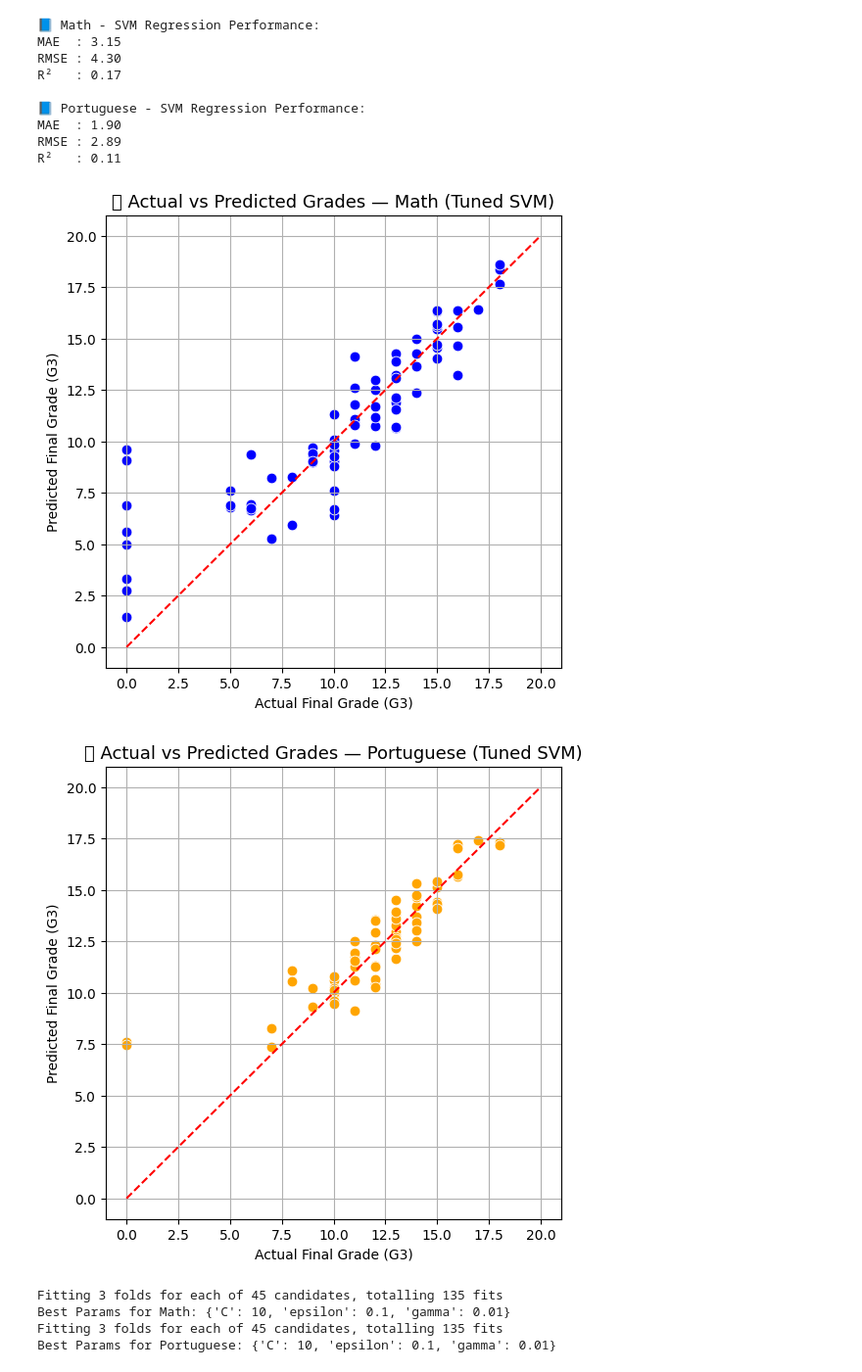
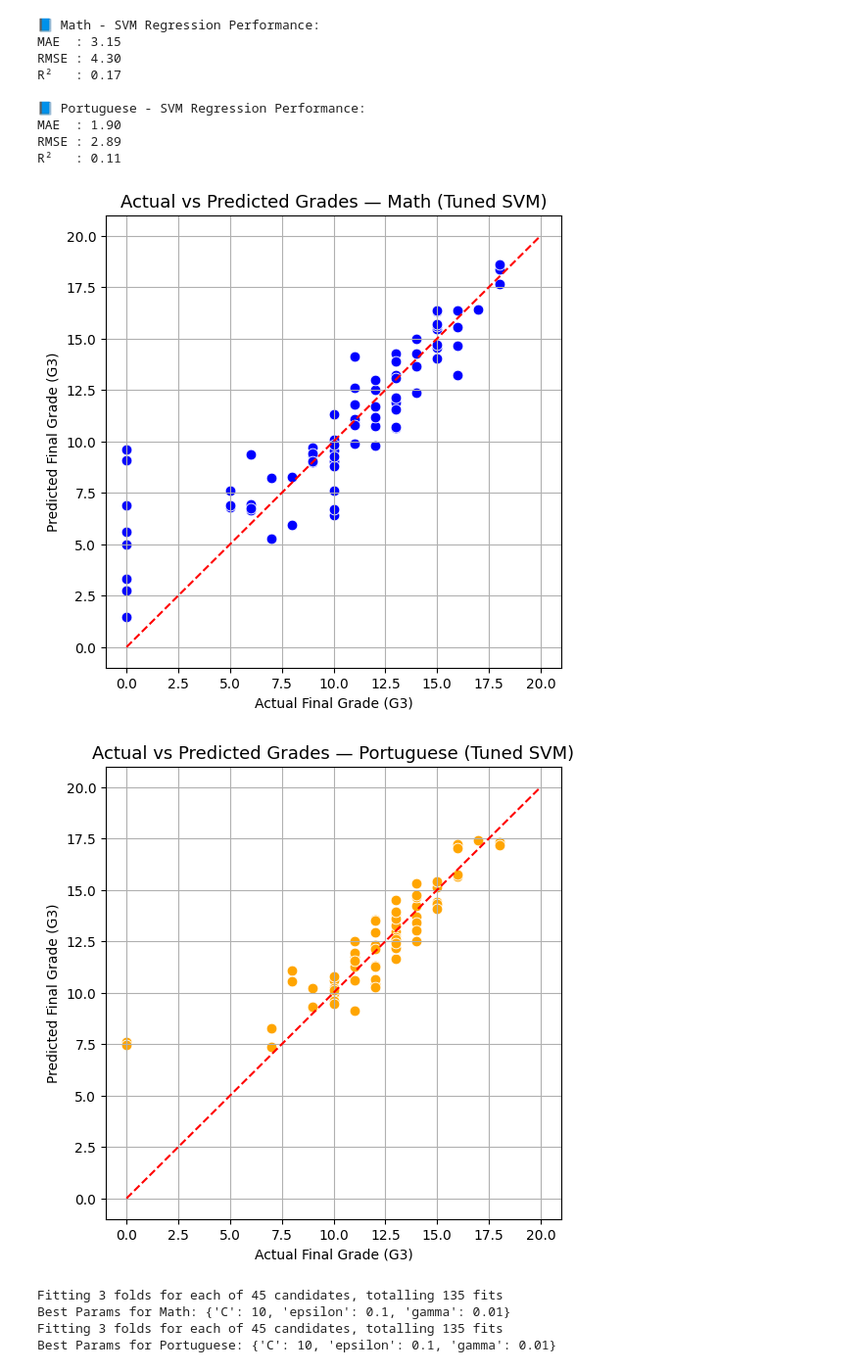
Before and after one commit to deepthimalugu/project-ds, a Jupyter notebook: pro2 (4).ipynb, the cells around one changed output. Shown at 98% size. Cells and saved outputs as stored; diff of their text form; code cells hidden in the pictures.

```diff
--- a/pro2 (4).ipynb
+++ b/pro2 (4).ipynb
@@ -447,29 +447,29 @@ R²   : 0.11
 # %%
 import matplotlib.pyplot as plt
 import seaborn as sns
 
 # --- Scatter Plot for Math ---
 plt.figure(figsize=(6,6))
 sns.scatterplot(x=y_test_m, y=y_pred_math_best, color='blue', s=60)
 plt.plot([0, 20], [0, 20], '--', color='red')  # ideal line
-plt.title('📘 Actual vs Predicted Grades — Math (Tuned SVM)', fontsize=13)
+plt.title('Actual vs Predicted Grades — Math (Tuned SVM)', fontsize=13)
 plt.xlabel('Actual Final Grade (G3)')
 plt.ylabel('Predicted Final Grade (G3)')
 plt.grid(True)
 plt.show()
 
 # --- Scatter Plot for Portuguese ---
 plt.figure(figsize=(6,6))
 sns.scatterplot(x=y_test_p, y=y_pred_port_best, color='orange', s=60)
 plt.plot([0, 20], [0, 20], '--', color='red')  # ideal line
-plt.title('📘 Actual vs Predicted Grades — Portuguese (Tuned SVM)', fontsize=13)
+plt.title('Actual vs Predicted Grades — Portuguese (Tuned SVM)', fontsize=13)
 plt.xlabel('Actual Final Grade (G3)')
 plt.ylabel('Predicted Final Grade (G3)')
 plt.grid(True)
 plt.show()
 # %% [output]
-[figure, old version]
+[figure, new version]
-[figure, old version]
+[figure, new version]
 # %%
 from sklearn.model_selection import GridSearchCV
 
```
Also changed, not shown: parts of 1 cell of this notebook.
